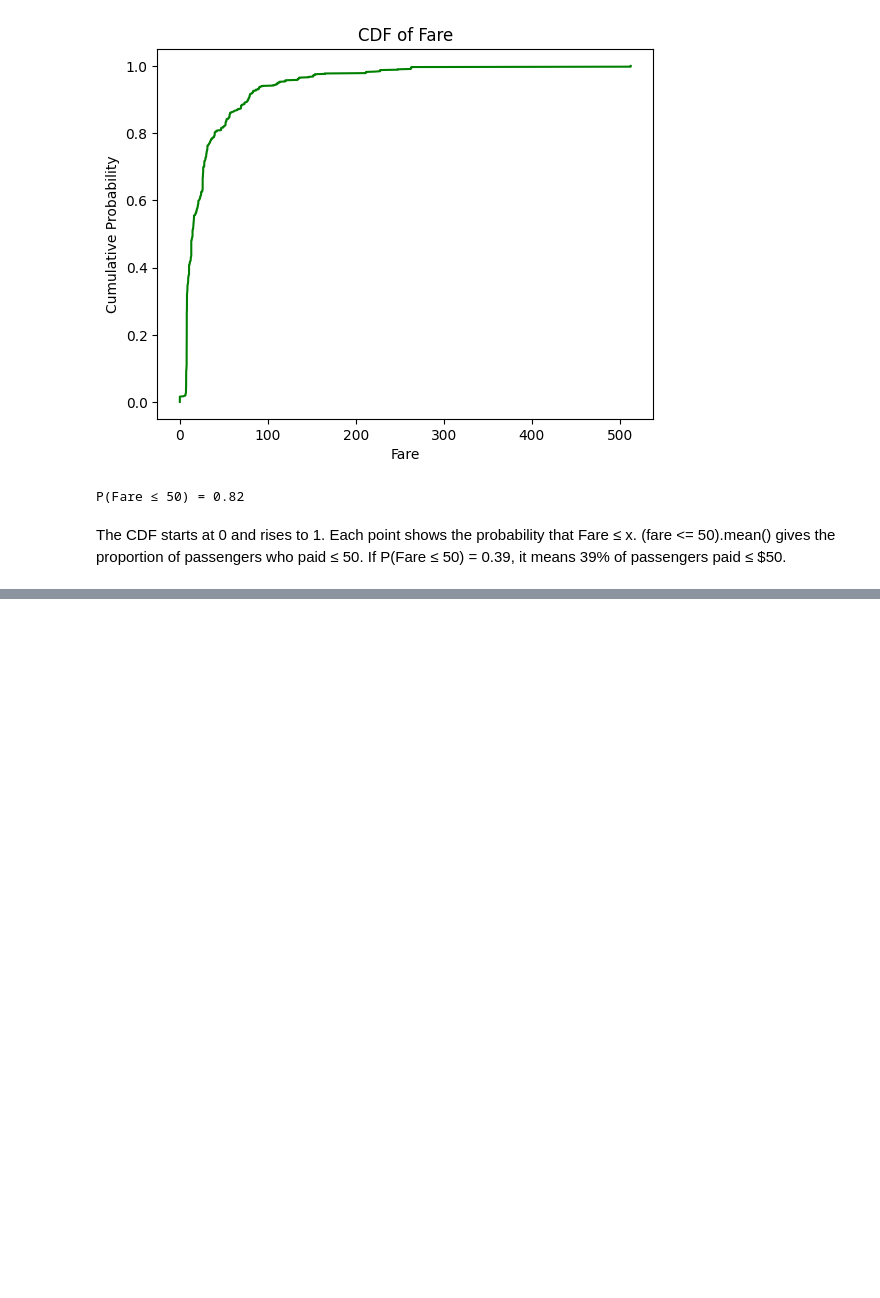
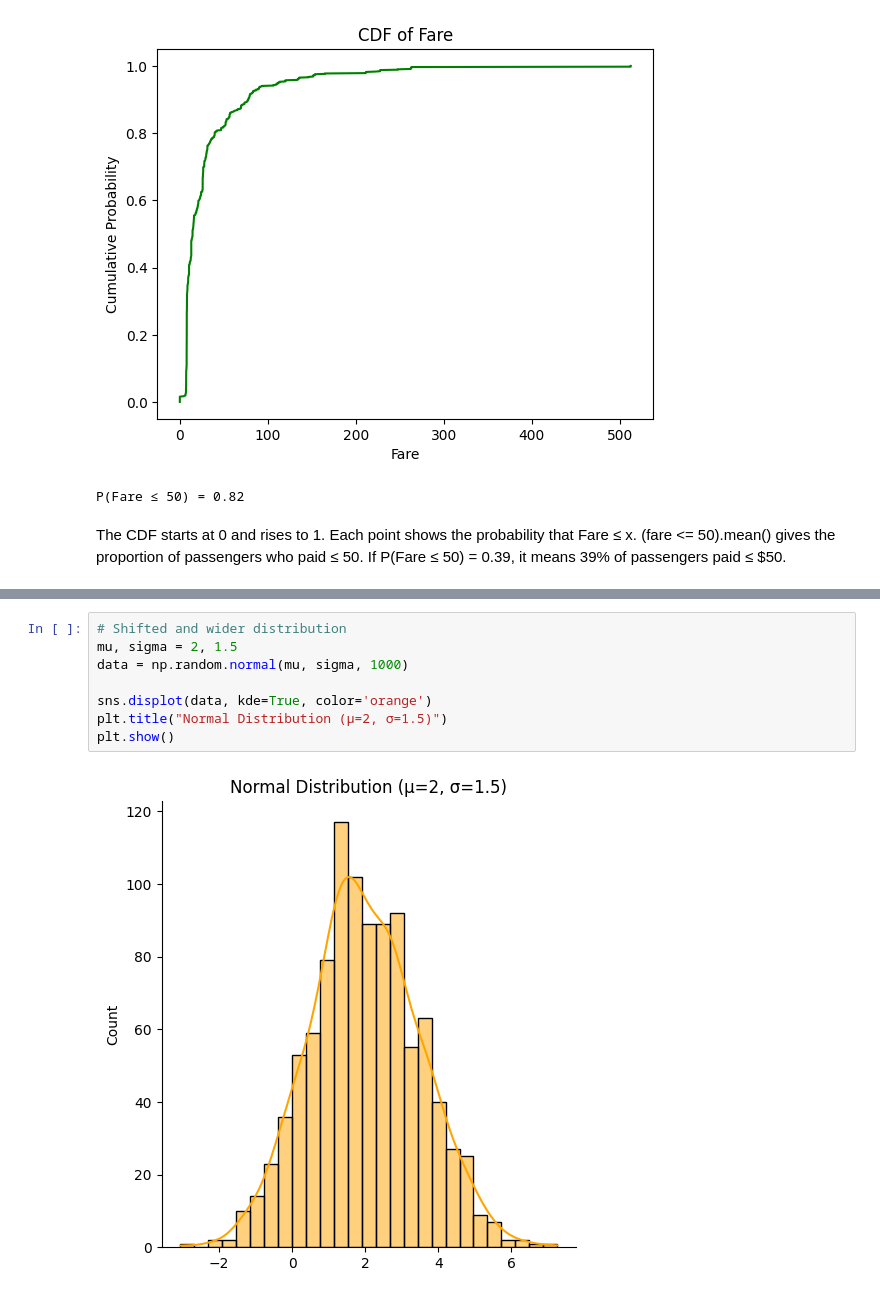
Before and after one commit to monginadiana/statistics, a Jupyter notebook: index.ipynb, the cells around one changed output, grey strips where cells are left out. Drawn from its saved outputs; the diff is of its cells as text; blank space fills up the shorter version.

```diff
--- a/index.ipynb
+++ b/index.ipynb
@@ -175,0 +195,10 @@ If P(Fare ≤ 50) = 0.39, it means 39% of passengers paid ≤ $50.
+# %%
+# Shifted and wider distribution
+mu, sigma = 2, 1.5
+data = np.random.normal(mu, sigma, 1000)
+
+sns.displot(data, kde=True, color='orange')
+plt.title("Normal Distribution (μ=2, σ=1.5)")
+plt.show()
+# %% [output]
+[figure, added]
```
Also changed, not shown: parts of 2 cells of this notebook, 3 other files.
